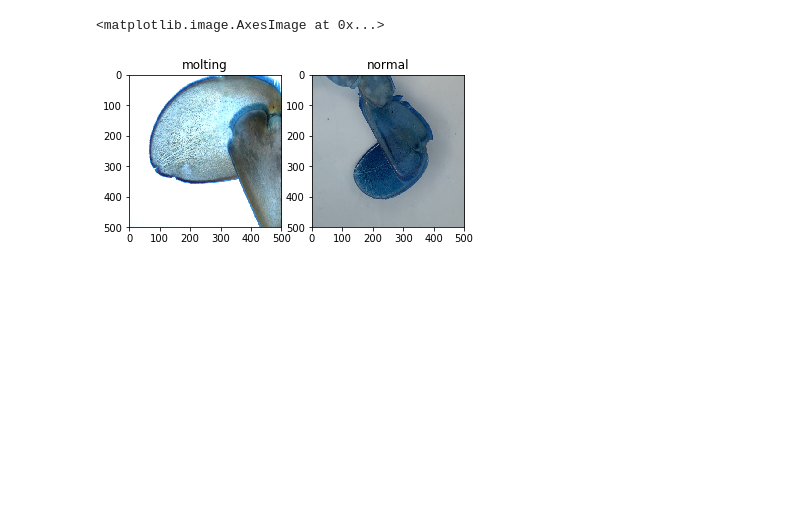
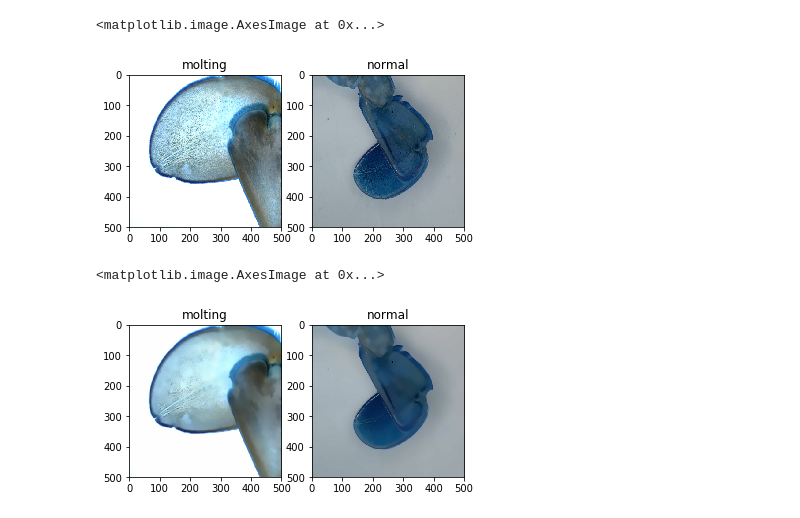
Before and after one commit to PattarapornH/Crab-Molting-Detection, a Jupyter notebook: image_processing.ipynb, the cells around one changed output. Drawn from its saved outputs; the diff is of its cells as text; code cells hidden in the pictures; blank space fills up the shorter version.

```diff
--- a/image_processing.ipynb
+++ b/image_processing.ipynb
@@ -38,4 +42,18 @@ plt.imshow(img_normal)
 # %% [output]
 <matplotlib.image.AxesImage at 0x...>
 [figure]
+# %%
+img_molt = cv.fastNlMeansDenoisingColored(img_molt,None,10,10,7,21)
+img_normal = cv.fastNlMeansDenoisingColored(img_normal,None,10,10,7,21)
+
+plt.subplot(121)
+plt.title('molting')
+plt.imshow(img_molt)
+
+plt.subplot(122)
+plt.title('normal')
+plt.imshow(img_normal)
+# %% [output]
+<matplotlib.image.AxesImage at 0x...>
+[figure, added]
 # %%
```
Also changed, not shown: parts of 2 cells of this notebook.
